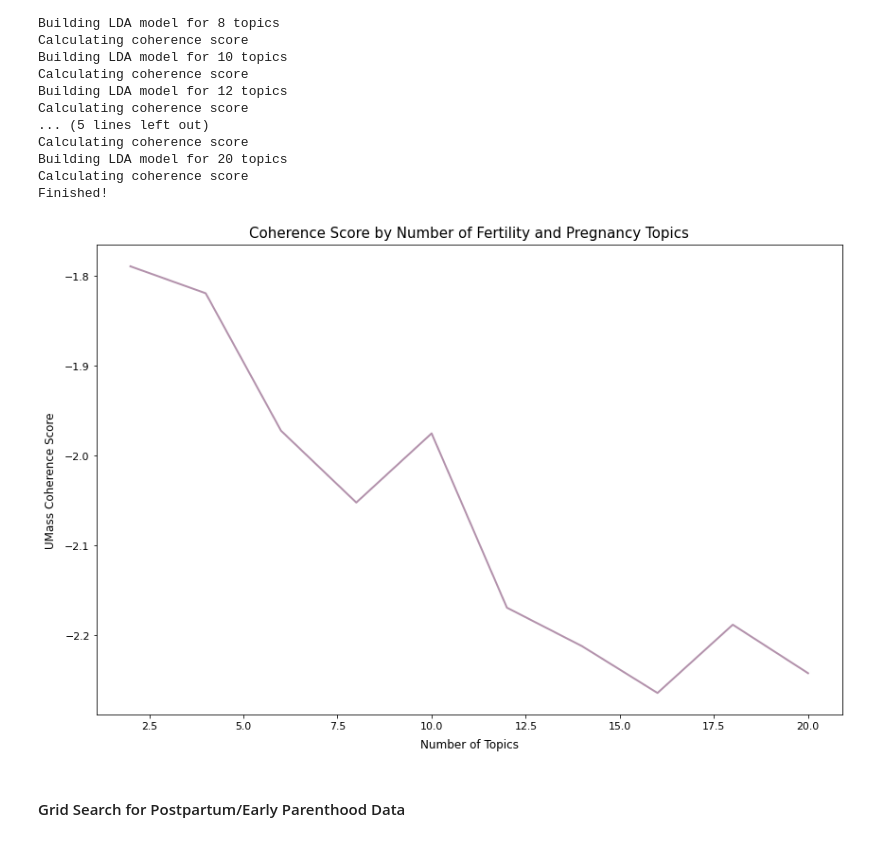
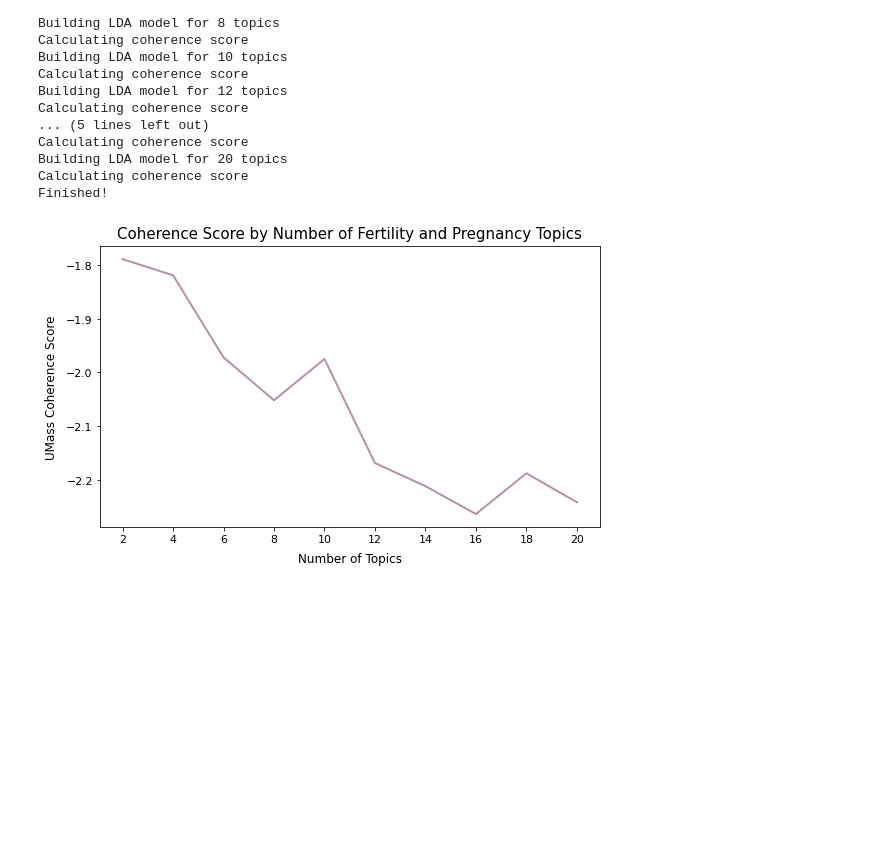
Before and after one commit to jlu90/Identifying-Womens-Health-Concerns, a Jupyter notebook: code/Grid Searching to Determine the Number of Topics or Clusters.ipynb, the cells around one changed output. Drawn from its saved outputs; the diff is of its cells as text; code cells hidden in the pictures; blank space fills up the shorter version.

```diff
--- a/code/Grid Searching to Determine the Number of Topics or Clusters.ipynb
+++ b/code/Grid Searching to Determine the Number of Topics or Clusters.ipynb
@@ -266,7 +264,7 @@ def plot_coherence_by_topic(start, stop, step_size, coherence_list, size = (12,
     plt.xlabel(x_label, fontdict = {'fontsize':12}, labelpad = 8)
     plt.ylabel(y_label, fontdict = {'fontsize':12}, labelpad = 8)
     plt.title(title, fontdict = {'fontsize':15}, pad = 8)
-    plt.xticks(size = 11)
+    plt.xticks(range(2,21,2), size = 11)
     plt.yticks(size = 11)
     plt.tight_layout();
 # %%
@@ -386,11 +360,9 @@ Finished!
 # %%
 plot_coherence_by_topic(2, 21, 2,
                         obsgyn_lda_coherence,
-                        size = (12,8),
+                        size = (8, 5),
                         title = 'Coherence Score by Number of Fertility and Pregnancy Topics',
                         x_label = 'Number of Topics',
                         y_label = 'UMass Coherence Score')
 # %% [output]
-[figure, old version]
+[figure, new version]
-# %% [markdown]
-#### Grid Search for Postpartum/Early Parenthood Data
```
Also changed, not shown: parts of 7 cells of this notebook, 3 other files.
